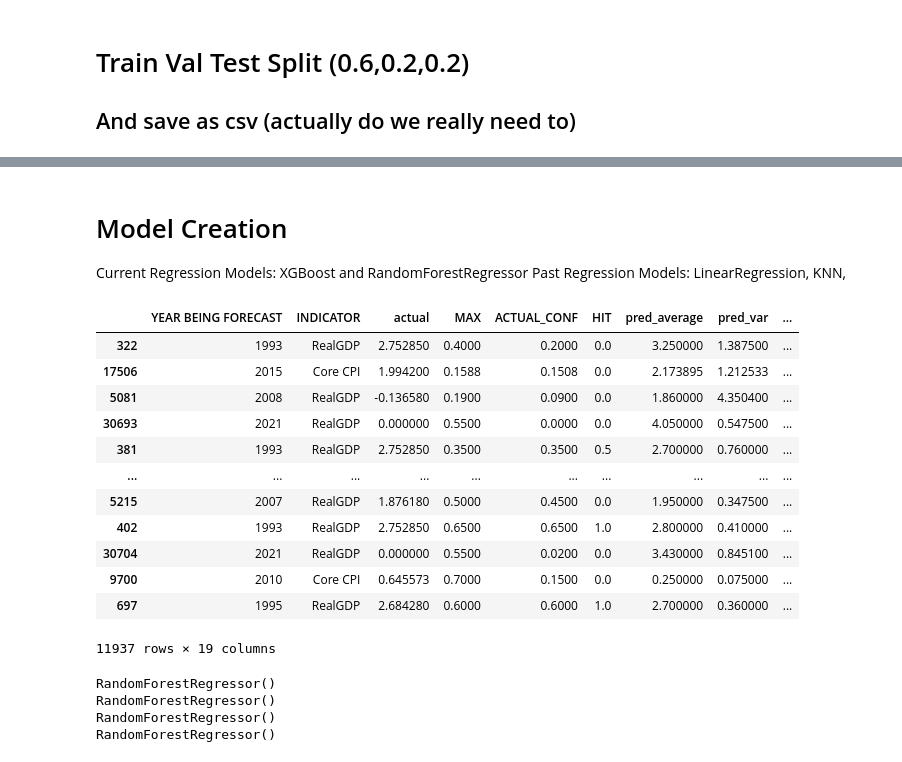
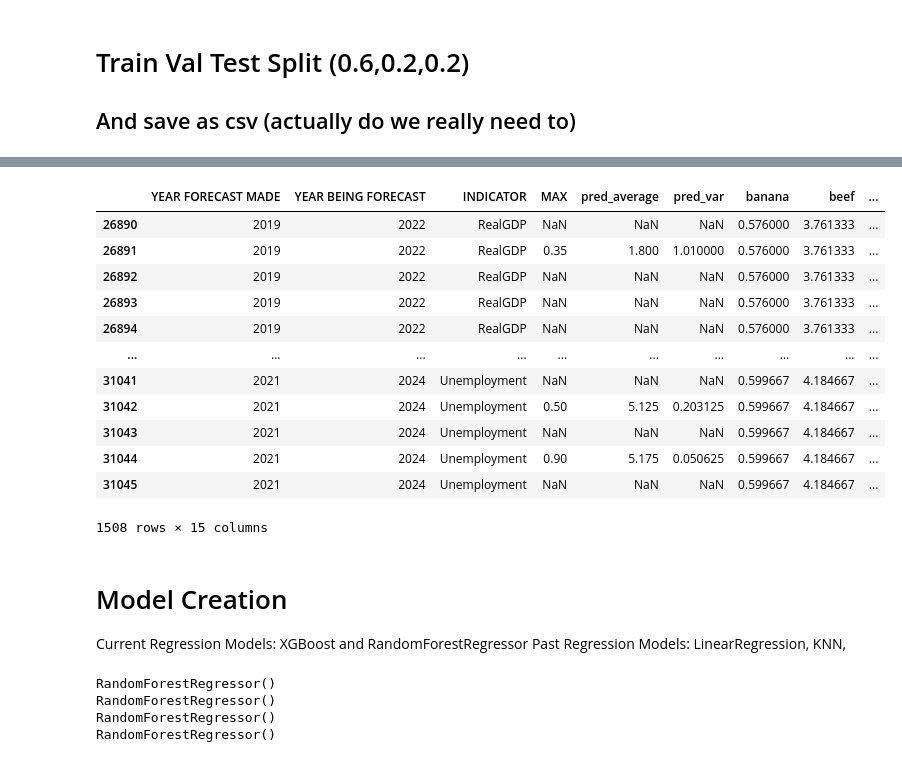
Before and after one commit to mbearw-berkeley/W210-Capstone, a Jupyter notebook: models/RegressionModel Class notebook.ipynb, the cells around one changed output, grey strips where cells are left out. Saved outputs shown, nothing was run; the diff lists cells and outputs as text; code cells hidden in the pictures.

```diff
--- a/models/RegressionModel Class notebook.ipynb
+++ b/models/RegressionModel Class notebook.ipynb
@@ -63,0 +78,16 @@ relevant.dropna(inplace=True)
+# %%
+predict_set.drop(columns=["actual"])
+# %% [output]
+|  | YEAR FORECAST MADE | YEAR BEING FORECAST | INDICATOR | MAX | pred_average | pred_var | banana | beef | ... |
+| 26890 | 2019 | 2022 | RealGDP | NaN | NaN | NaN | 0.576000 | 3.761333 | ... |
+| 26891 | 2019 | 2022 | RealGDP | 0.35 | 1.800 | 1.010000 | 0.576000 | 3.761333 | ... |
+| 26892 | 2019 | 2022 | RealGDP | NaN | NaN | NaN | 0.576000 | 3.761333 | ... |
+| 26893 | 2019 | 2022 | RealGDP | NaN | NaN | NaN | 0.576000 | 3.761333 | ... |
+| 26894 | 2019 | 2022 | RealGDP | NaN | NaN | NaN | 0.576000 | 3.761333 | ... |
+| ... | ... | ... | ... | ... | ... | ... | ... | ... | ... |
+| 31041 | 2021 | 2024 | Unemployment | NaN | NaN | NaN | 0.599667 | 4.184667 | ... |
+| 31042 | 2021 | 2024 | Unemployment | 0.50 | 5.125 | 0.203125 | 0.599667 | 4.184667 | ... |
+| 31043 | 2021 | 2024 | Unemployment | NaN | NaN | NaN | 0.599667 | 4.184667 | ... |
+| 31044 | 2021 | 2024 | Unemployment | 0.90 | 5.175 | 0.050625 | 0.599667 | 4.184667 | ... |
+| 31045 | 2021 | 2024 | Unemployment | NaN | NaN | NaN | 0.599667 | 4.184667 | ... |
+1508 rows × 15 columns
@@ -81,18 +115,2 @@ val=pd.read_csv("../data/ValidationData/val.csv")
-# %%
-train
-# %% [output]
-|  | YEAR BEING FORECAST | INDICATOR | actual | MAX | ACTUAL_CONF | HIT | pred_average | pred_var | ... |
-| 322 | 1993 | RealGDP | 2.752850 | 0.4000 | 0.2000 | 0.0 | 3.250000 | 1.387500 | ... |
-| 17506 | 2015 | Core CPI | 1.994200 | 0.1588 | 0.1508 | 0.0 | 2.173895 | 1.212533 | ... |
-| 5081 | 2008 | RealGDP | -0.136580 | 0.1900 | 0.0900 | 0.0 | 1.860000 | 4.350400 | ... |
-| 30693 | 2021 | RealGDP | 0.000000 | 0.5500 | 0.0000 | 0.0 | 4.050000 | 0.547500 | ... |
-| 381 | 1993 | RealGDP | 2.752850 | 0.3500 | 0.3500 | 0.5 | 2.700000 | 0.760000 | ... |
-| ... | ... | ... | ... | ... | ... | ... | ... | ... | ... |
-| 5215 | 2007 | RealGDP | 1.876180 | 0.5000 | 0.4500 | 0.0 | 1.950000 | 0.347500 | ... |
-| 402 | 1993 | RealGDP | 2.752850 | 0.6500 | 0.6500 | 1.0 | 2.800000 | 0.410000 | ... |
-| 30704 | 2021 | RealGDP | 0.000000 | 0.5500 | 0.0200 | 0.0 | 3.430000 | 0.845100 | ... |
-| 9700 | 2010 | Core CPI | 0.645573 | 0.7000 | 0.1500 | 0.0 | 0.250000 | 0.075000 | ... |
-| 697 | 1995 | RealGDP | 2.684280 | 0.6000 | 0.6000 | 1.0 | 2.700000 | 0.360000 | ... |
-11937 rows × 19 columns
 # %%
 def MeasureSplit(df,measure):
```
Also changed, not shown: parts of 16 cells of this notebook, 12 other files.
